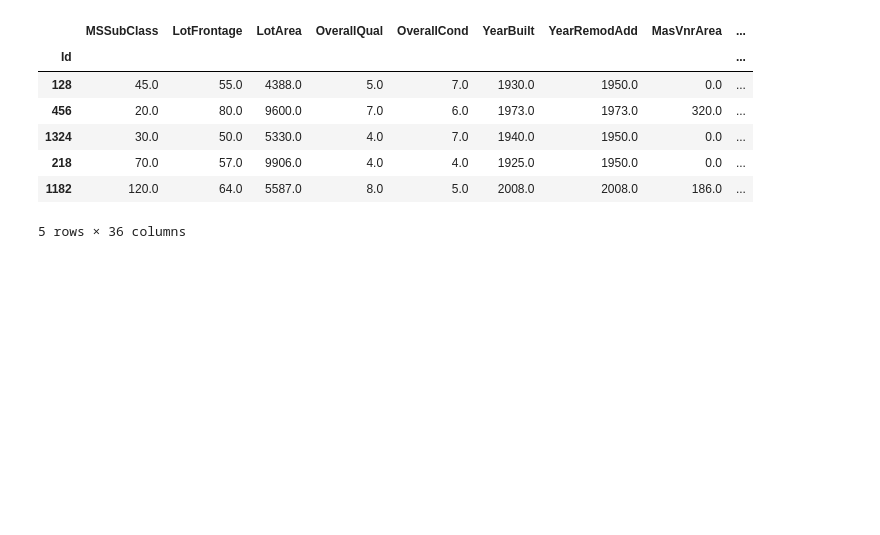
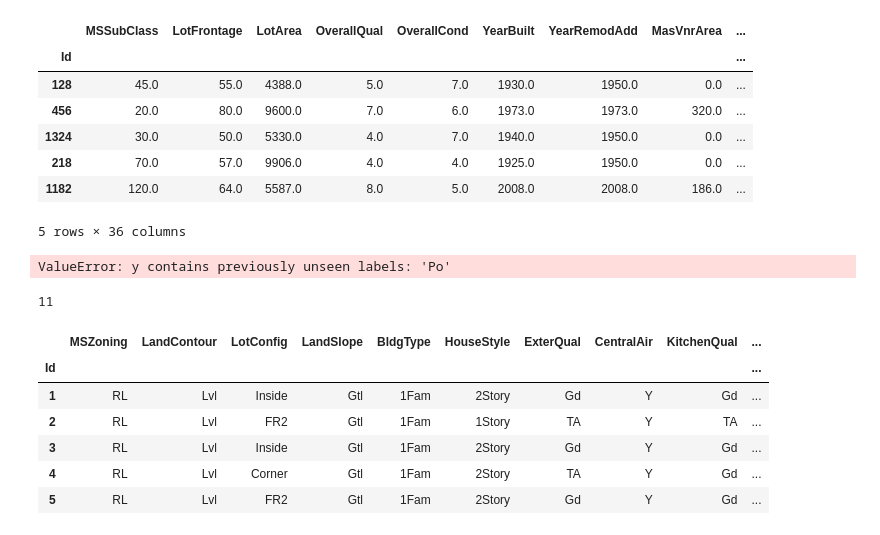
Before and after one commit to georgek2/Home_Prices, a Jupyter notebook: Decision_Tree/model_three.ipynb, the cells around one changed output. Drawn from its saved outputs; the diff is of its cells as text; code cells hidden in the pictures; blank space fills up the shorter version.

```diff
--- a/Decision_Tree/model_three.ipynb
+++ b/Decision_Tree/model_three.ipynb
@@ -263,6 +269,25 @@ enc_X_valid = X_valid[categorical_cols].copy()
 # %%
 # Label Encoding the categories
 
-# for col in categorical_cols:
-#     enc_X_train[col] = pd.DataFrame(encoder.fit_transform(X_train[col]))
-#     enc_X_valid[col] = pd.DataFrame(encoder.transform(X_valid[col]))
+for col in categorical_cols:
+    enc_X_train[col] = pd.DataFrame(encoder.fit_transform(X_train[col]))
+    enc_X_valid[col] = pd.DataFrame(encoder.transform(X_valid[col]))
+# %% [output]
+ValueError: y contains previously unseen labels: 'Po'
+# %%
+# Choosing between good cols and bad ones
+good_cols = [col for col in categorical_cols if set(X_train[col]) == set(X_valid[col])]
+
+len(good_cols)
+# %% [output]
+11
+# %%
+X[good_cols].head()
+# %% [output]
+|  | MSZoning | LandContour | LotConfig | LandSlope | BldgType | HouseStyle | ExterQual | CentralAir | KitchenQual | ... |
+| Id |  |  |  |  |  |  |  |  |  | ... |
+| 1 | RL | Lvl | Inside | Gtl | 1Fam | 2Story | Gd | Y | Gd | ... |
+| 2 | RL | Lvl | FR2 | Gtl | 1Fam | 1Story | TA | Y | TA | ... |
+| 3 | RL | Lvl | Inside | Gtl | 1Fam | 2Story | Gd | Y | Gd | ... |
+| 4 | RL | Lvl | Corner | Gtl | 1Fam | 2Story | TA | Y | Gd | ... |
+| 5 | RL | Lvl | FR2 | Gtl | 1Fam | 2Story | Gd | Y | Gd | ... |
```
Also changed, not shown: parts of 12 cells of this notebook, 1 other file.
